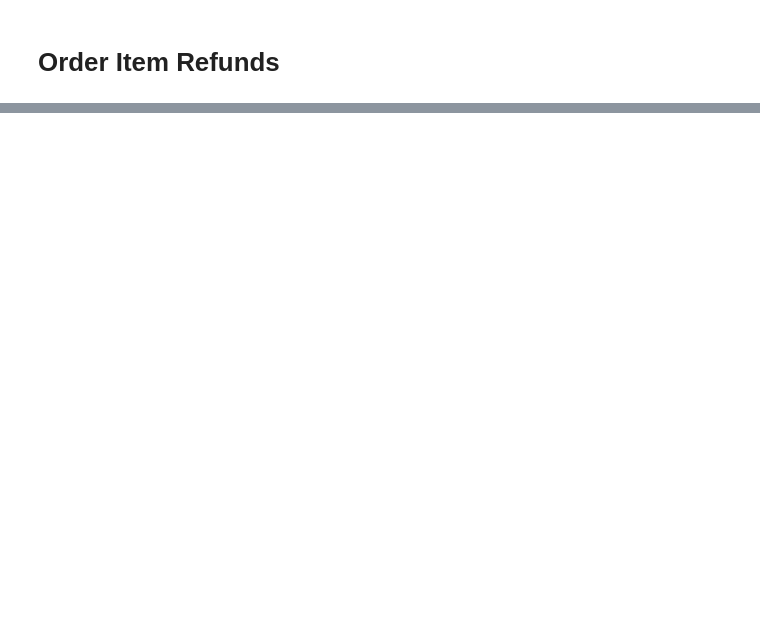
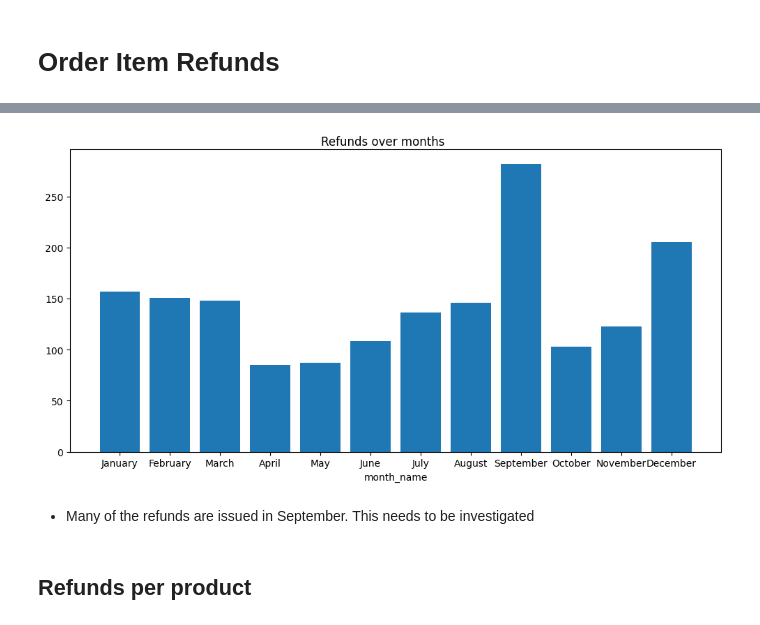
Before and after one commit to chaulnb05/Fuzzy_Ecom, a Jupyter notebook: Notebooks/eda.ipynb, the cells around one changed output, grey strips where cells are left out. Saved outputs shown, nothing was run; the diff lists cells and outputs as text; code cells hidden in the pictures; blank space fills up the shorter version.

```diff
--- a/Notebooks/eda.ipynb
+++ b/Notebooks/eda.ipynb
@@ -220,0 +311,9 @@ fig.set_size_inches(10,5)
+# %%
+fig = charts.data_over_time(refunds_df,["month_name"],"Refunds over months")
+fig.set_size_inches(10,5)
+# %% [output]
+[figure, added]
+# %% [markdown]
+- Many of the refunds are issued in September. This needs to be investigated
+# %% [markdown]
+## Refunds per product
```
Also changed, not shown: parts of 27 cells of this notebook, 2 other files.
